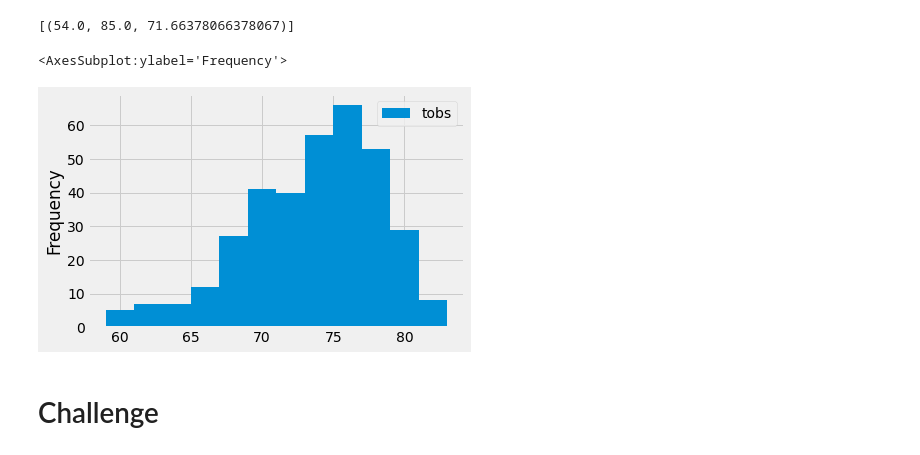
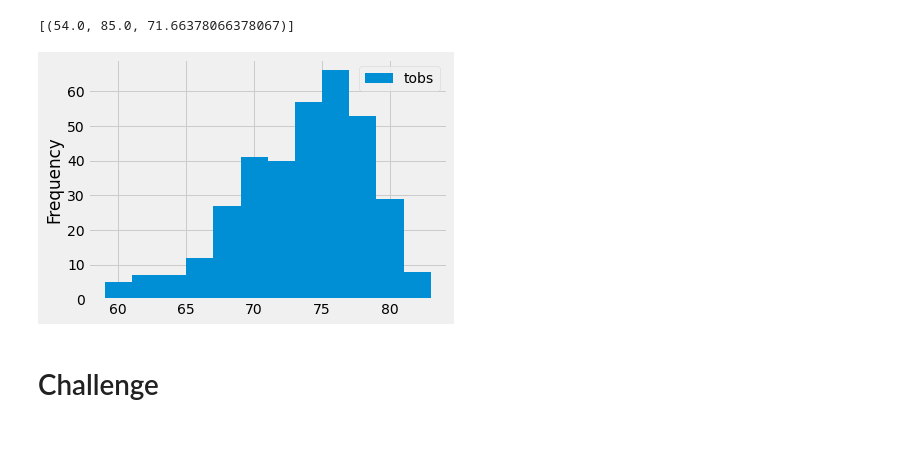
Before and after one commit to mkirsch2/surfs_up, a Jupyter notebook: climate_analysis.ipynb, the cells around one changed output. Saved outputs shown, nothing was run; the diff lists cells and outputs as text; code cells hidden in the pictures.

```diff
--- a/climate_analysis.ipynb
+++ b/climate_analysis.ipynb
@@ -109,17 +110,17 @@ filter(Measurement.station == 'USC00519281').all()
 # %%
 # Choose the station with the highest number of temperature observations.
 # Query the last 12 months of temperature observation data for this station and plot the results as a histogram
 results = session.query(Measurement.tobs).\
 filter(Measurement.station == 'USC00519281').\
 filter(Measurement.date >= prev_year).all()
 
 # print(results)
 df = pd.DataFrame(results, columns=['tobs'])
 # print(df)
 df.plot.hist(bins=12)
+plt.tight_layout()
 # %% [output]
-<AxesSubplot:ylabel='Frequency'>
-[figure, old version]
+[figure, new version]
 # %%
 # Write a function called `calc_temps` that will accept start date and end date in the format '%Y-%m-%d'
 # and return the minimum, average, and maximum temperatures for that range of dates
```
Also changed, not shown: parts of 1 cell of this notebook, 1 other file.
